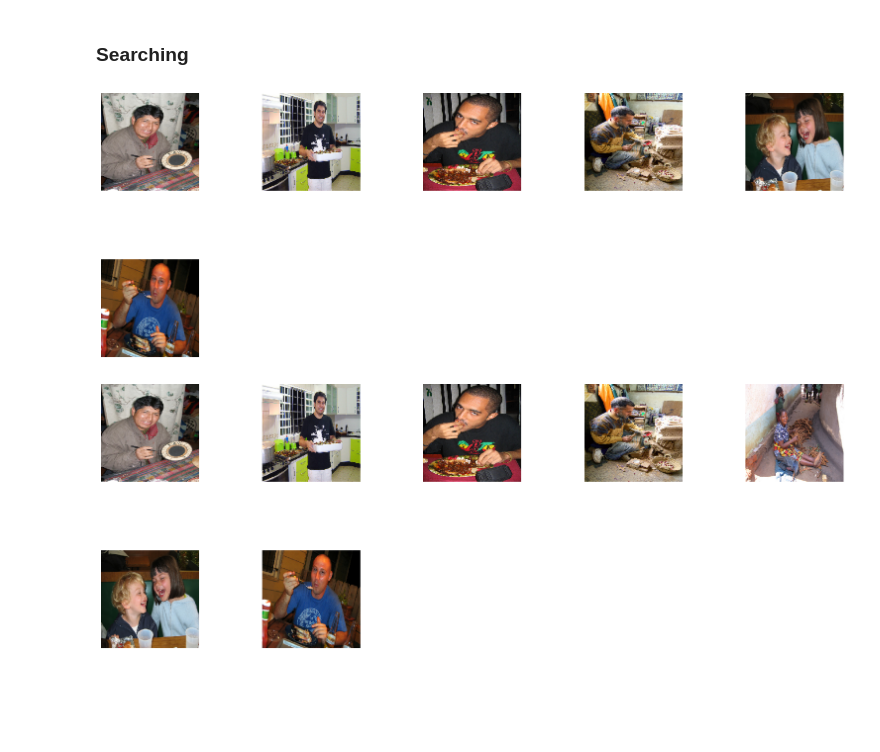
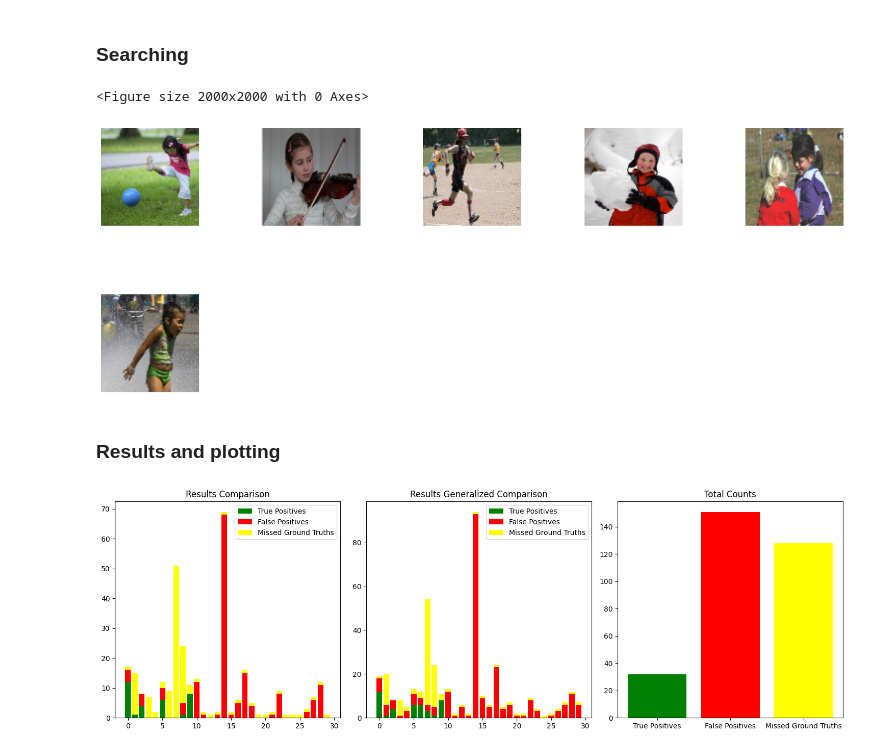
Before and after one commit to malisale/AIR, a Jupyter notebook: searching_pipeline.ipynb, the cells around one changed output. Drawn from its saved outputs; the diff is of its cells as text; code cells hidden in the pictures; blank space fills up the shorter version.

Commit message:
fixed some queries, added results and ground truths, added plotting.

```diff
--- a/searching_pipeline.ipynb
+++ b/searching_pipeline.ipynb
@@ -210,14 +210,16 @@ def display_images(images):
         plt.imshow(image)
         plt.axis("off")
 # %%
-query = "food"
+query = "a woman or girl playing the violin"
 query_tokenized = preprocessor.preprocess_string(query)
 
 results = search(lookup_table, query_tokenized, searchable_images)
 results_generalized = search(lookup_table, query_tokenized, searchable_images_generalized)
 
 display_images(results)
 display_images(results_generalized)
 # %% [output]
+<Figure size 2000x2000 with 0 Axes>
-[figure, old version]
+[figure, new version]
-[figure, removed]
+# %% [markdown]
+### Results and plotting
@@ -223,0 +247,55 @@ display_images(results_generalized)
+# %%
+results_df = pd.read_csv('results.csv')
+ground_truths_df = pd.read_csv('ground_truths.csv')
+
+results_df['results'] = results_df['results'].apply(lambda x: [num.strip('.jpg') for num in eval(x)])
+results_df['results_generalized'] = results_df['results_generalized'].apply(lambda x: [num.strip('.jpg') for num in eval(x)])
+
+ground_truths_df['ground_truths'] = ground_truths_df['ground_truths'].astype(str)
+ground_truths_df['ground_truths'] = ground_truths_df['ground_truths'].apply(lambda x: x.split())
+
+results_df['ground_truths'] = ground_truths_df['ground_truths']
+
+
+def calculate_metrics(row, column_name):
+    results = set(row[column_name])
+    ground_truths = set(row['ground_truths'])
+
+    true_positives = len(results.intersection(ground_truths))
+    false_positives = len(results - ground_truths)
+    missed_ground_truths = len(ground_truths - results)
+
+
+    return true_positives, false_positives, missed_ground_truths
+
+# Calculate metrics for 'results' column
+results_df['tp_results'], results_df['fp_results'], results_df['missed_results'] = zip(*results_df.apply(lambda row: calculate_metrics(row, 'results'), axis=1))
+
+# Calculate metrics for 'results_generalized' column
+results_df['tp_generalized'], results_df['fp_generalized'], results_df['missed_generalized'] = zip(*results_df.apply(lambda row: calculate_metrics(row, 'results_generalized'), axis=1))
+
+fig, ax = plt.subplots(1, 3, figsize=(15, 5))
+
+ax[0].bar(results_df.index, results_df['tp_results'], color='green', label='True Positives')
+ax[0].bar(results_df.index, results_df['fp_results'], bottom=results_df['tp_results'], color='red', label='False Positives')
+ax[0].bar(results_df.index, results_df['missed_results'], bottom=results_df['tp_results']+results_df['fp_results'], color='yellow', label='Missed Ground Truths')
+ax[0].set_title('Results Comparison')
+ax[0].legend()
+
+# Plot true positives, false positives, and missed ground truths for 'results_generalized' column
+ax[1].bar(results_df.index, results_df['tp_generalized'], color='green', label='True Positives')
+ax[1].bar(results_df.index, results_df['fp_generalized'], bottom=results_df['tp_generalized'], color='red', label='False Positives')
+ax[1].bar(results_df.index, results_df['missed_generalized'], bottom=results_df['tp_generalized']+results_df['fp_generalized'], color='yellow', label='Missed Ground Truths')
+ax[1].set_title('Results Generalized Comparison')
+ax[1].legend()
+
+# Plot the total counts for each category
+ax[2].bar(['True Positives', 'False Positives', 'Missed Ground Truths'],
+          [results_df['tp_results'].sum(), results_df['fp_results'].sum(), results_df['missed_results'].sum()],
+          color=['green', 'red', 'yellow'])
+ax[2].set_title('Total Counts')
+
+plt.tight_layout()
+plt.show()
+# %% [output]
+[figure, added]
```
Also changed, not shown: parts of 3 cells of this notebook, 4 other files.
